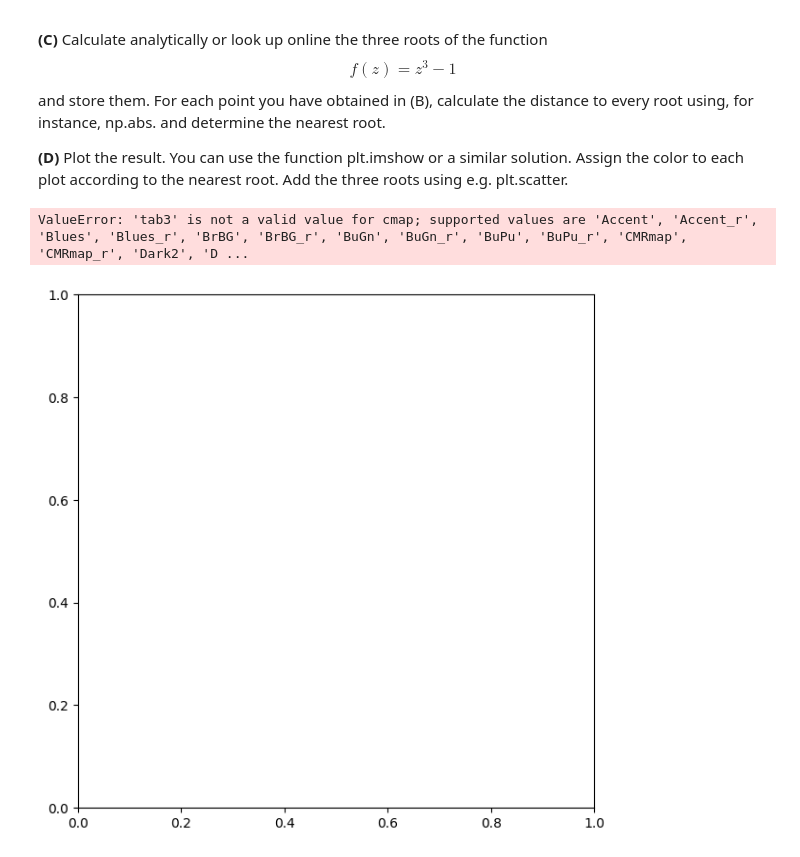
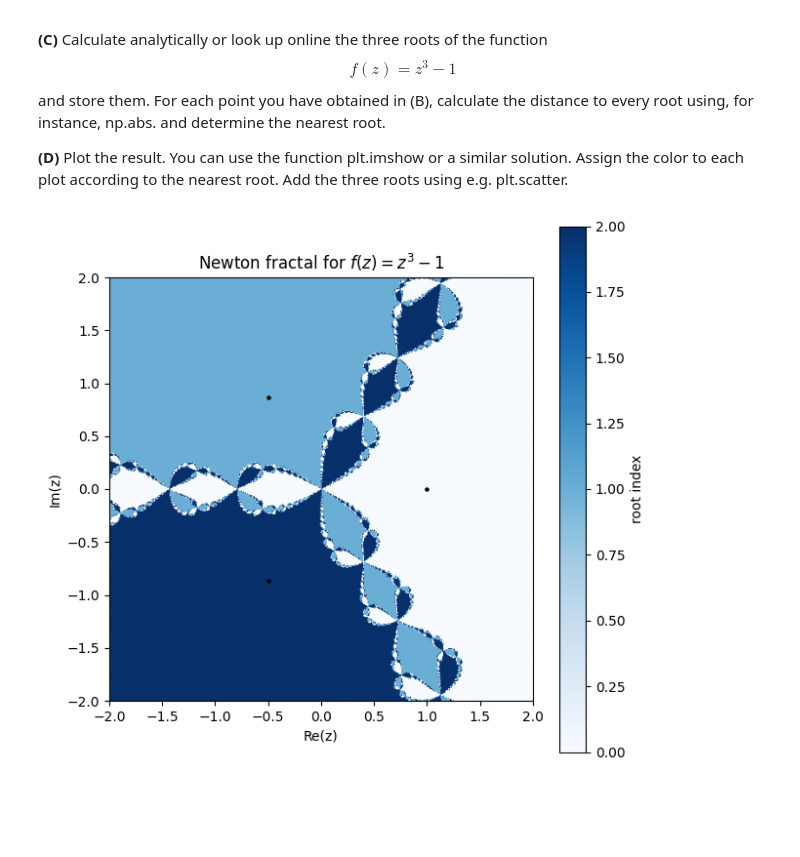
Before and after one commit to av2510/NumAstro2026W_Adrian_Vranesic_01071461, a Jupyter notebook: Exercise_sheet_3_adrianvranesic.ipynb, the cells around one changed output. Drawn from its saved outputs; the diff is of its cells as text; code cells hidden in the pictures; blank space fills up the shorter version.

```diff
--- a/Exercise_sheet_3_adrianvranesic.ipynb
+++ b/Exercise_sheet_3_adrianvranesic.ipynb
@@ -307,34 +305,33 @@ df = lambda z: 3 * z**2
 
 # Create complex grid
 re = np.linspace(-2, 2, 500)
 im = np.linspace(-2, 2, 500)
 X, Y = np.meshgrid(re, im)
 Z = X + 1j * Y
 
 # The three roots of z^3 - 1 = 0
 roots = np.array([1.0,
                  np.exp(2j * np.pi / 3),
                  np.exp(4j * np.pi / 3)])
 
 # Newton iteration
 for _ in range(60):
     denom = df(Z)
     safe_denom = np.where(np.abs(denom) < 1e-12, 1e-12 + 0j, denom)
     Z = Z - f(Z) / safe_denom
 
 # Find the nearest root for each starting value
 D = np.abs(Z[:, :, None] - roots[None, None, :])
 root_index = np.argmin(D, axis=2)
 
 # Plot the fractal
 fig, ax = plt.subplots(figsize=(7, 7))
-img = ax.imshow(root_index, extent=[-2, 2, -2, 2], origin='lower', cmap='tab10', vmin=0, vmax=2)
-ax.scatter(roots.real, roots.imag, c='black', s=30, zorder=3)
+img = ax.imshow(root_index, extent=[-2, 2, -2, 2], origin='lower', cmap='Blues', vmin=0, vmax=2)
+ax.scatter(roots.real, roots.imag, c='black', s=5, zorder=3)
 ax.set_title("Newton fractal for $f(z)=z^3-1$")
 ax.set_xlabel("Re(z)")
 ax.set_ylabel("Im(z)")
 plt.colorbar(img, ax=ax, label='root index')
 plt.show()
 # %% [output]
-ValueError: 'tab3' is not a valid value for cmap; supported values are 'Accent', 'Accent_r', 'Blues', 'Blues_r', 'BrBG', 'BrBG_r', 'BuGn', 'BuGn_r', 'BuPu', 'BuPu_r', 'CMRmap', 'CMRmap_r', 'Dark2', 'D ...
-[figure, old version]
+[figure, new version]
```
Also changed, not shown: parts of 1 cell of this notebook.
